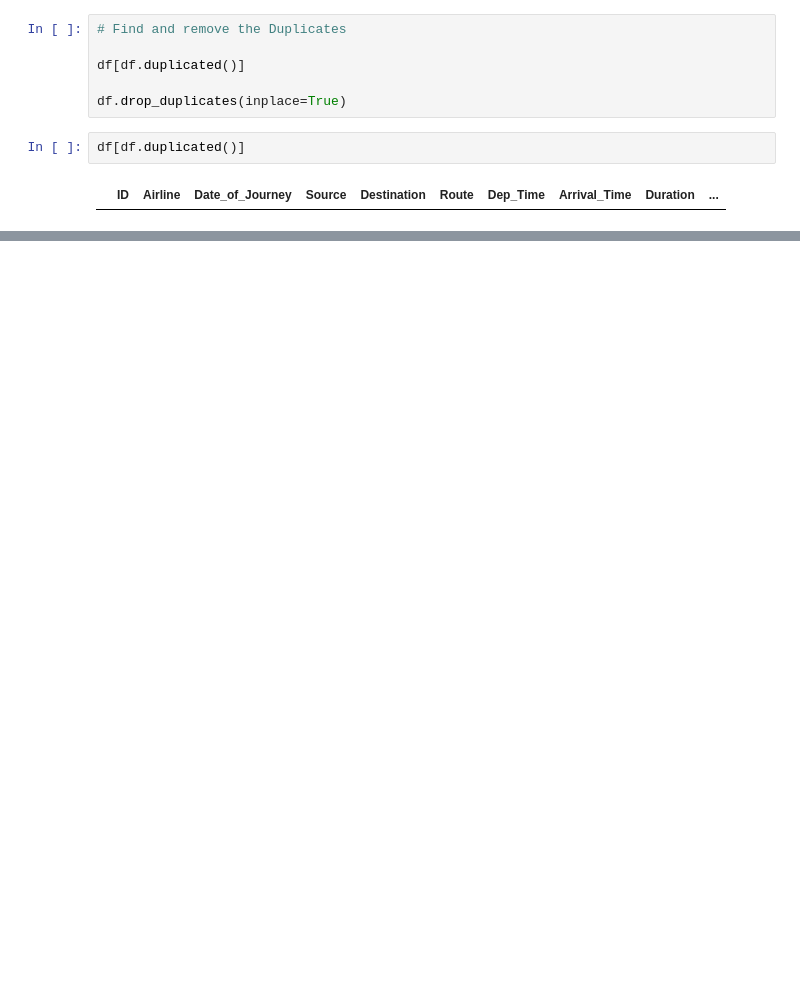
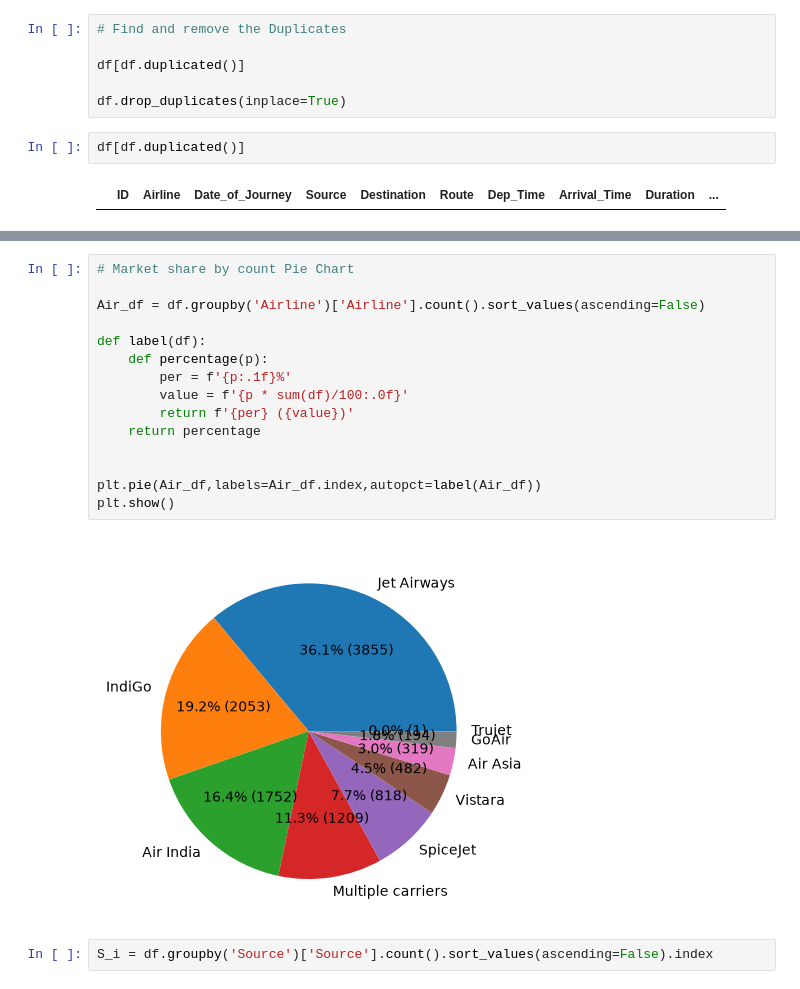
Before and after one commit to SHIVRAJSHINDE/Ethans, a Jupyter notebook: 17 18 20/DataAna/Data_Ana_Airline/project.ipynb, the cells around one changed output, grey strips where cells are left out. Saved outputs shown, nothing was run; the diff lists cells and outputs as text; blank space fills up the shorter version.

```diff
--- a/17 18 20/DataAna/Data_Ana_Airline/project.ipynb
+++ b/17 18 20/DataAna/Data_Ana_Airline/project.ipynb
@@ -95,0 +225,19 @@ df[df.duplicated()]
+# %%
+# Market share by count Pie Chart
+
+Air_df = df.groupby('Airline')['Airline'].count().sort_values(ascending=False)
+
+def label(df):
+    def percentage(p):
+        per = f'{p:.1f}%'
+        value = f'{p * sum(df)/100:.0f}'
+        return f'{per} ({value})'
+    return percentage
+
+
+plt.pie(Air_df,labels=Air_df.index,autopct=label(Air_df))
+plt.show()
+# %% [output]
+[figure, added]
+# %%
+S_i = df.groupby('Source')['Source'].count().sort_values(ascending=False).index
```
Also changed, not shown: parts of 27 cells of this notebook, 7 other files.
